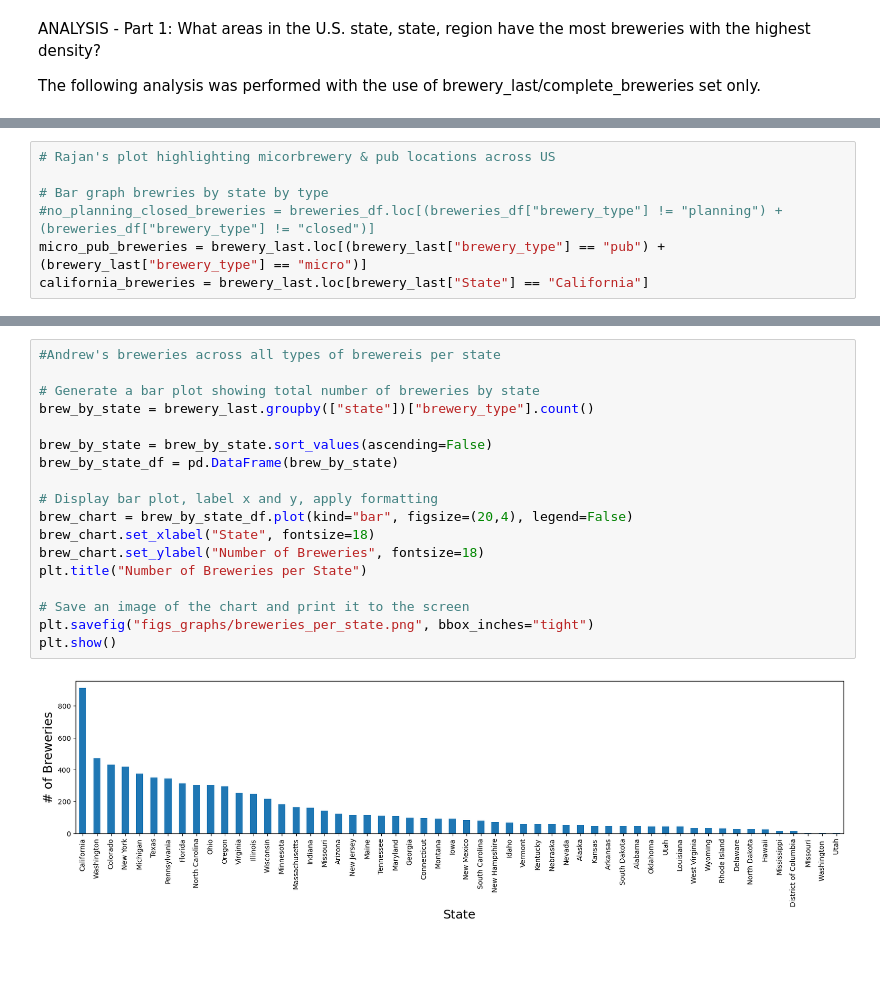
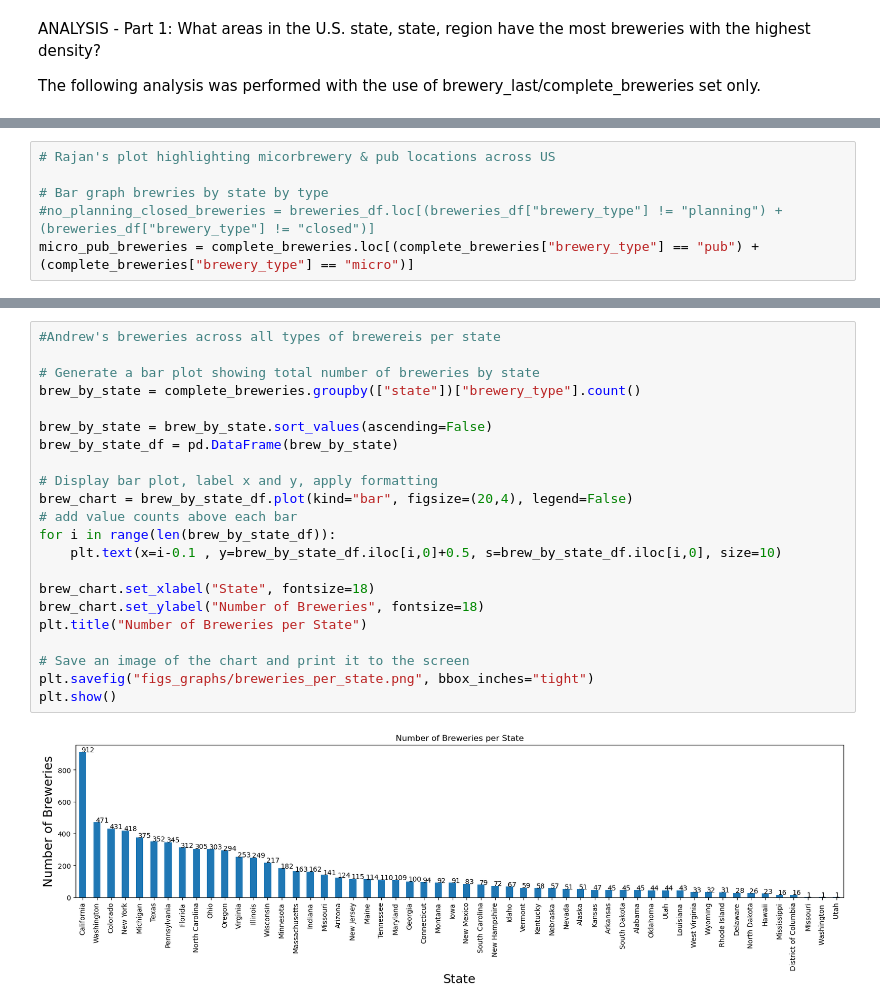
Before and after one commit to rpatel9877/project1, a Jupyter notebook: stoutistics_brew.ipynb, the cells around one changed output, grey strips where cells are left out. Cells and saved outputs as stored; diff of their text form; blank space fills up the shorter version.

```diff
--- a/stoutistics_brew.ipynb
+++ b/stoutistics_brew.ipynb
@@ -586,8 +586,7 @@ plt.savefig("figs_graphs/all_breweries_by_type.png")
 
 # Bar graph brewries by state by type
 #no_planning_closed_breweries = breweries_df.loc[(breweries_df["brewery_type"] != "planning") + (breweries_df["brewery_type"] != "closed")]
-micro_pub_breweries = brewery_last.loc[(brewery_last["brewery_type"] == "pub") + (brewery_last["brewery_type"] == "micro")]
-california_breweries = brewery_last.loc[brewery_last["State"] == "California"]
+micro_pub_breweries = complete_breweries.loc[(complete_breweries["brewery_type"] == "pub") + (complete_breweries["brewery_type"] == "micro")]
 # %%
 #Rajan's Map Plot of micro & pub brewery locations
 map_plot_1 = micro_pub_breweries.hvplot.points(
@@ -605,20 +604,24 @@ map_plot_1
 # %%
 #Andrew's breweries across all types of brewereis per state
 
 # Generate a bar plot showing total number of breweries by state
-brew_by_state = brewery_last.groupby(["state"])["brewery_type"].count()
+brew_by_state = complete_breweries.groupby(["state"])["brewery_type"].count()
 
 brew_by_state = brew_by_state.sort_values(ascending=False)
 brew_by_state_df = pd.DataFrame(brew_by_state)
 
 # Display bar plot, label x and y, apply formatting
 brew_chart = brew_by_state_df.plot(kind="bar", figsize=(20,4), legend=False)
+# add value counts above each bar
+for i in range(len(brew_by_state_df)):
+    plt.text(x=i-0.1 , y=brew_by_state_df.iloc[i,0]+0.5, s=brew_by_state_df.iloc[i,0], size=10)
+
 brew_chart.set_xlabel("State", fontsize=18)
 brew_chart.set_ylabel("Number of Breweries", fontsize=18)
 plt.title("Number of Breweries per State")
 
 # Save an image of the chart and print it to the screen
 plt.savefig("figs_graphs/breweries_per_state.png", bbox_inches="tight")
 plt.show()
 # %% [output]
-[figure, old version]
+[figure, new version]
```
Also changed, not shown: parts of 5 cells of this notebook, 5 other files.
